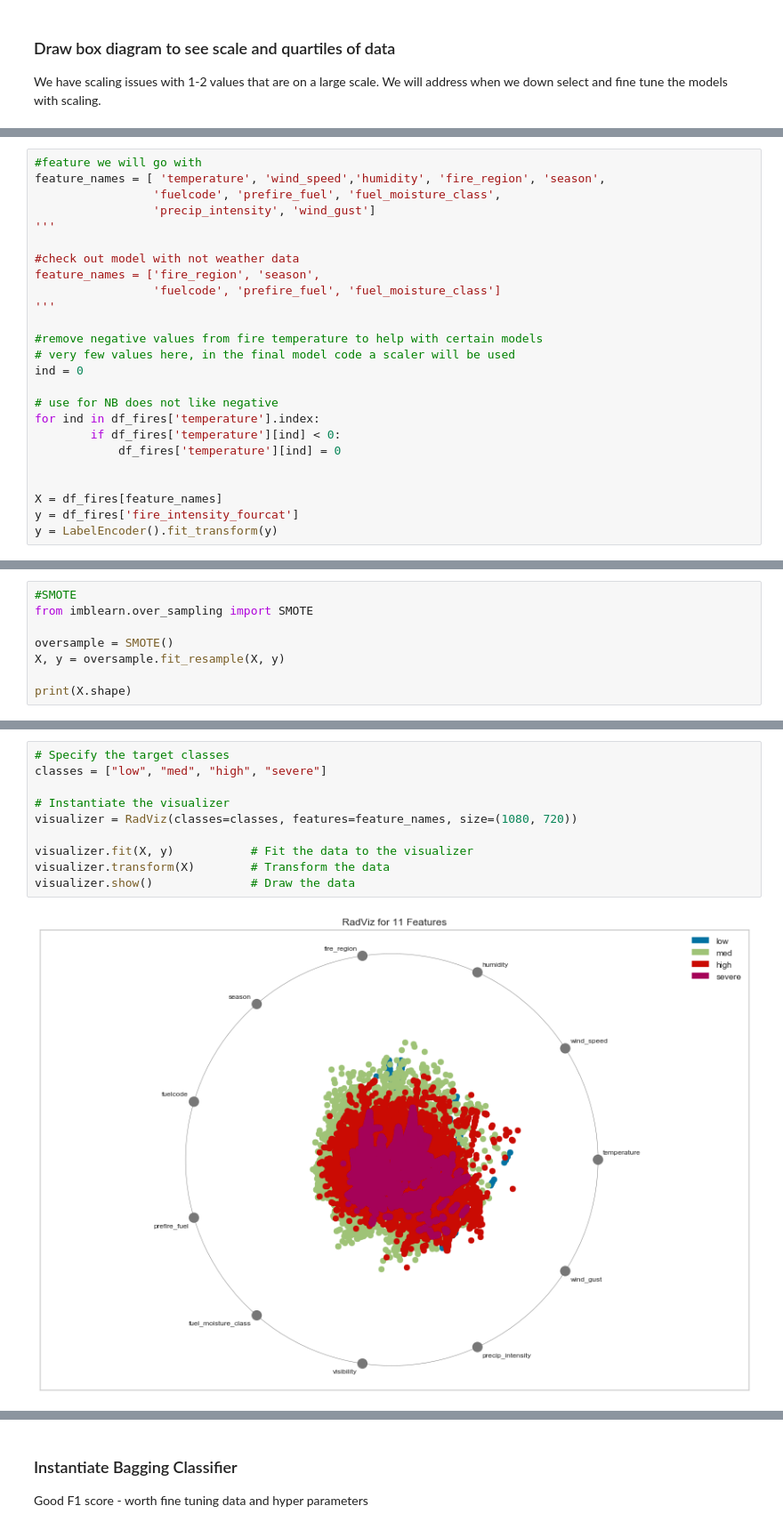
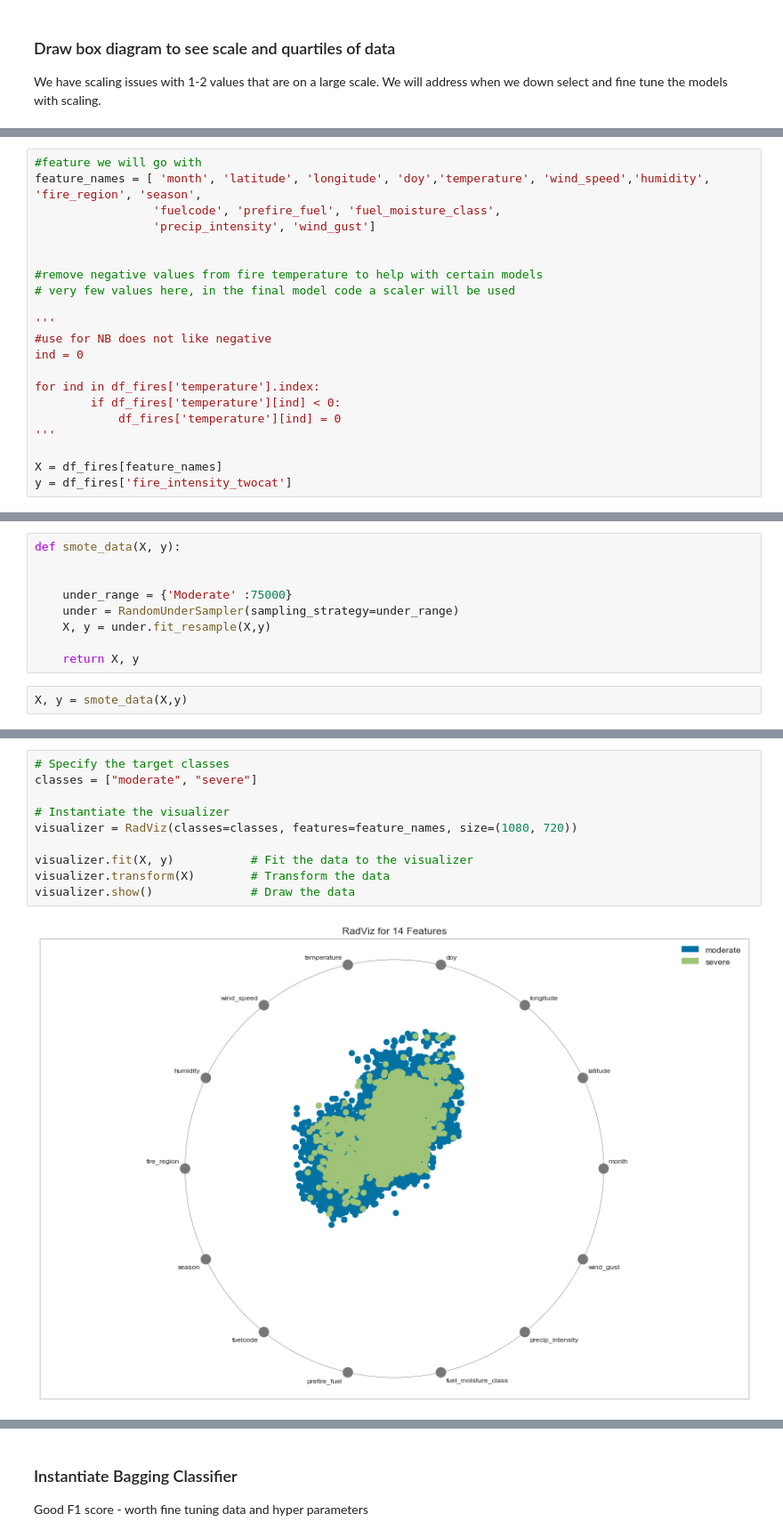
Before and after one commit to NahidGithub/Predicting-Wildfires, a Jupyter notebook: notebooks/Initial_Feature_And_Model_Evaluation.ipynb, the cells around one changed output, grey strips where cells are left out. Shown at 89% size. Saved outputs shown, nothing was run; the diff lists cells and outputs as text.

```diff
--- a/notebooks/Initial_Feature_And_Model_Evaluation.ipynb
+++ b/notebooks/Initial_Feature_And_Model_Evaluation.ipynb
@@ -164,25 +180,21 @@ plt.show()
 # %%
 #feature we will go with
-feature_names = [ 'temperature', 'wind_speed','humidity', 'fire_region', 'season',
+feature_names = [ 'month', 'latitude', 'longitude', 'doy','temperature', 'wind_speed','humidity', 'fire_region', 'season',
                  'fuelcode', 'prefire_fuel', 'fuel_moisture_class',
                  'precip_intensity', 'wind_gust']
-'''
 
-#check out model with not weather data
-feature_names = ['fire_region', 'season',
-                 'fuelcode', 'prefire_fuel', 'fuel_moisture_class']
-'''
 
 #remove negative values from fire temperature to help with certain models
 # very few values here, in the final model code a scaler will be used
+
+'''
+#use for NB does not like negative
 ind = 0
 
-# use for NB does not like negative
 for ind in df_fires['temperature'].index:
         if df_fires['temperature'][ind] < 0:
             df_fires['temperature'][ind] = 0
-
+'''
 
 X = df_fires[feature_names]
-y = df_fires['fire_intensity_fourcat']
-y = LabelEncoder().fit_transform(y)
+y = df_fires['fire_intensity_twocat']
@@ -191,8 +200,0 @@ y = LabelEncoder().fit_transform(y)
-# %%
-#SMOTE
-from imblearn.over_sampling import SMOTE
-
-oversample = SMOTE()
-X, y = oversample.fit_resample(X, y)
-
-print(X.shape)
@@ -201,3 +206,14 @@ print(X.shape)
+# %%
+def smote_data(X, y):
+
+
+    under_range = {'Moderate' :75000}
+    under = RandomUnderSampler(sampling_strategy=under_range)
+    X, y = under.fit_resample(X,y)
+
+    return X, y
+# %%
+X, y = smote_data(X,y)
 # %%
 print(y.size)
 # %% [output]
@@ -224,15 +246,15 @@ Slight skew toward wind gust but data is not completely clear
 # %%
 # Specify the target classes
-classes = ["low", "med", "high", "severe"]
+classes = ["moderate", "severe"]
 
 # Instantiate the visualizer
 visualizer = RadViz(classes=classes, features=feature_names, size=(1080, 720))
 
 visualizer.fit(X, y)           # Fit the data to the visualizer
 visualizer.transform(X)        # Transform the data
 visualizer.show()              # Draw the data
 # %% [output]
-[figure, old version]
+[figure, new version]
 <matplotlib.axes._subplots.AxesSubplot at 0x...>
 # %% [markdown]
 ### Show Random forest classier of the most important features to predict severity
```
Also changed, not shown: parts of 40 cells of this notebook, 1 other file.
